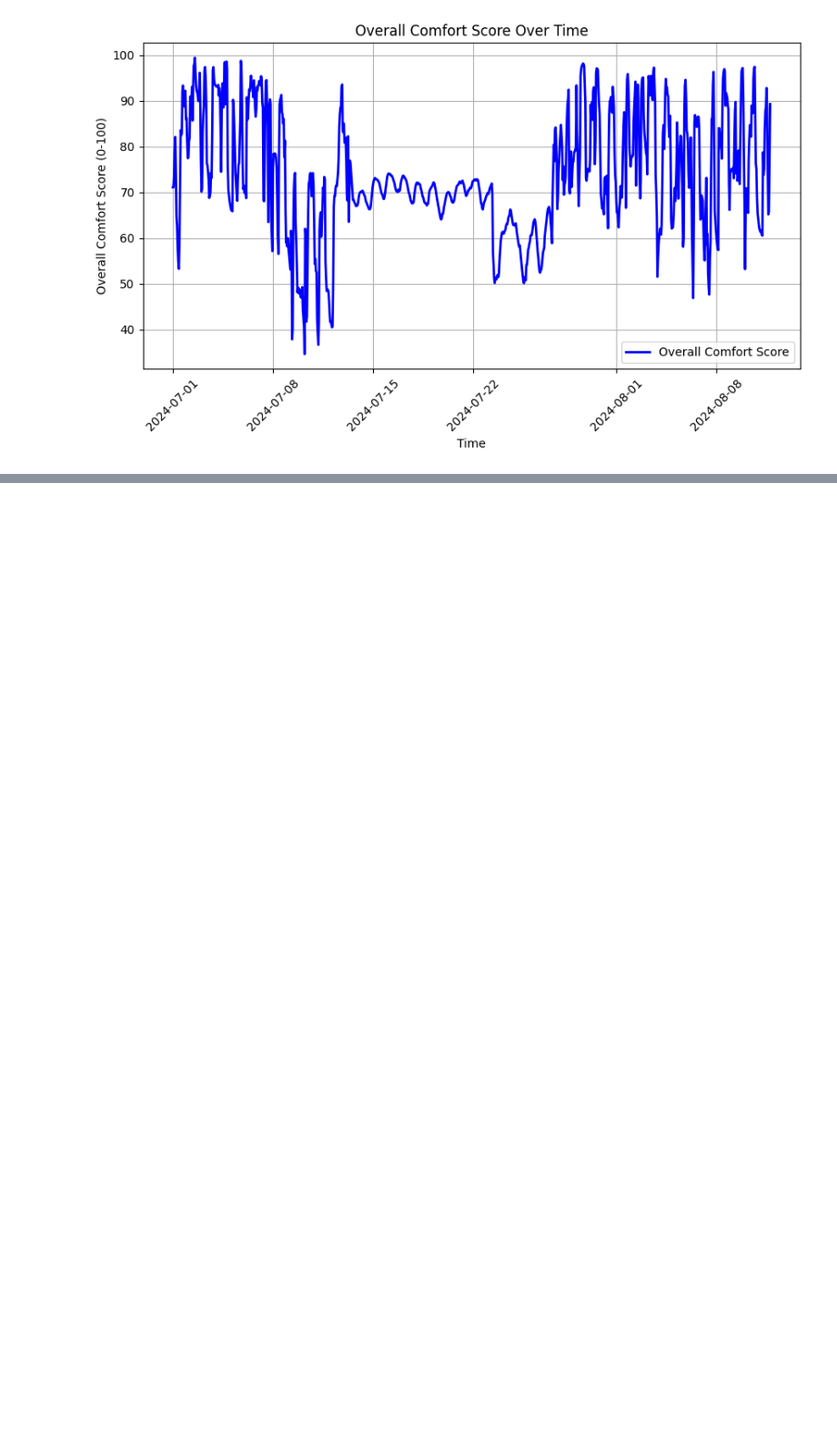
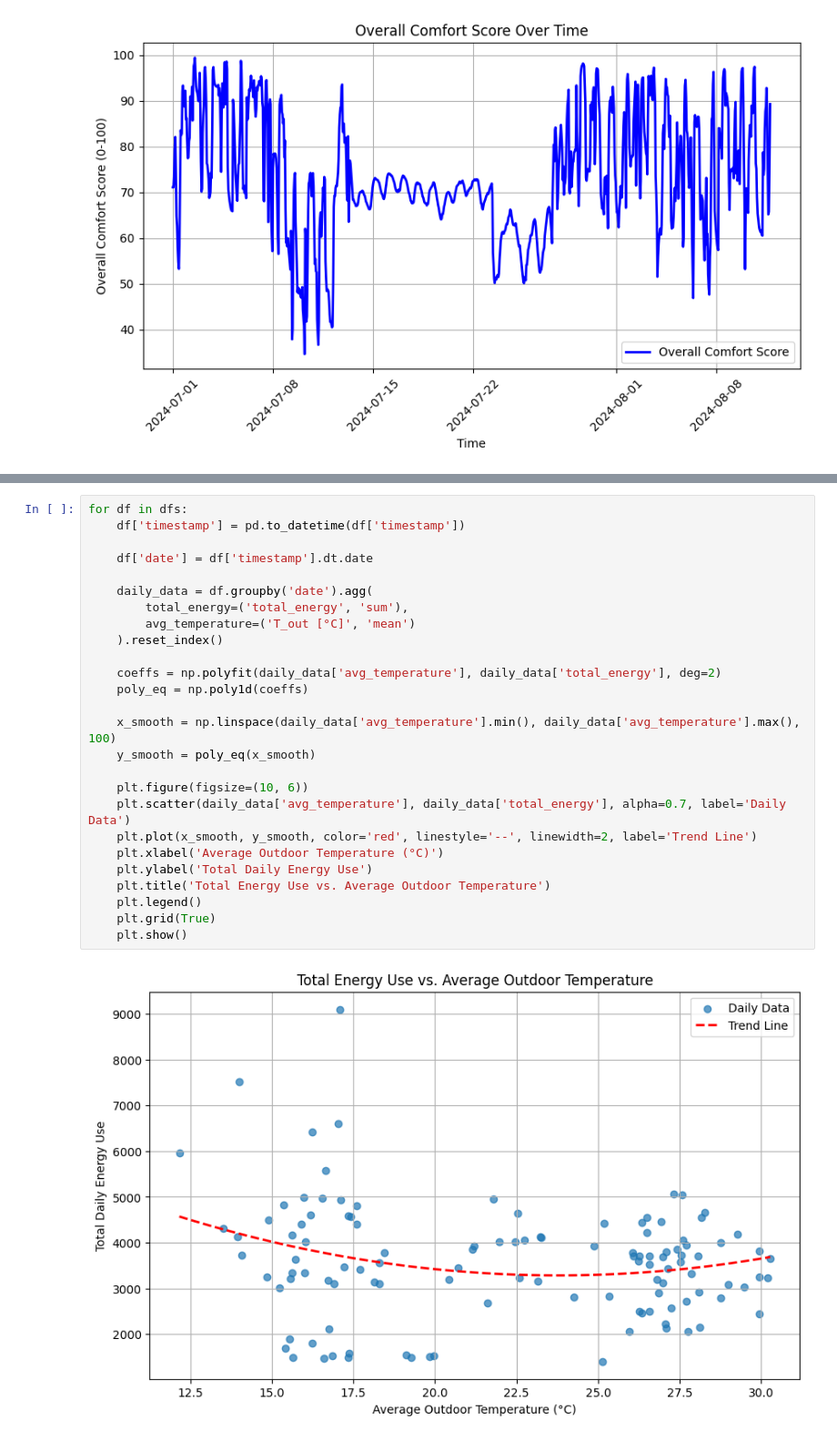
Before and after one commit to Kperis/Thesis_NILM, a Jupyter notebook: create_comfort_metric.ipynb, the cells around one changed output, grey strips where cells are left out. Shown at 91% size. Saved outputs shown, nothing was run; the diff lists cells and outputs as text; blank space fills up the shorter version.

```diff
--- a/create_comfort_metric.ipynb
+++ b/create_comfort_metric.ipynb
@@ -145,0 +223,28 @@ for df in dfs:
+# %%
+for df in dfs:
+    df['timestamp'] = pd.to_datetime(df['timestamp'])
+
+    df['date'] = df['timestamp'].dt.date
+
+    daily_data = df.groupby('date').agg(
+        total_energy=('total_energy', 'sum'),
+        avg_temperature=('T_out [°C]', 'mean')
+    ).reset_index()
+
+    coeffs = np.polyfit(daily_data['avg_temperature'], daily_data['total_energy'], deg=2)
+    poly_eq = np.poly1d(coeffs)
+
+    x_smooth = np.linspace(daily_data['avg_temperature'].min(), daily_data['avg_temperature'].max(), 100)
+    y_smooth = poly_eq(x_smooth)
+
+    plt.figure(figsize=(10, 6))
+    plt.scatter(daily_data['avg_temperature'], daily_data['total_energy'], alpha=0.7, label='Daily Data')
+    plt.plot(x_smooth, y_smooth, color='red', linestyle='--', linewidth=2, label='Trend Line')
+    plt.xlabel('Average Outdoor Temperature (°C)')
+    plt.ylabel('Total Daily Energy Use')
+    plt.title('Total Energy Use vs. Average Outdoor Temperature')
+    plt.legend()
+    plt.grid(True)
+    plt.show()
+# %% [output]
+[figure, added]
```
Also changed, not shown: parts of 8 cells of this notebook.
